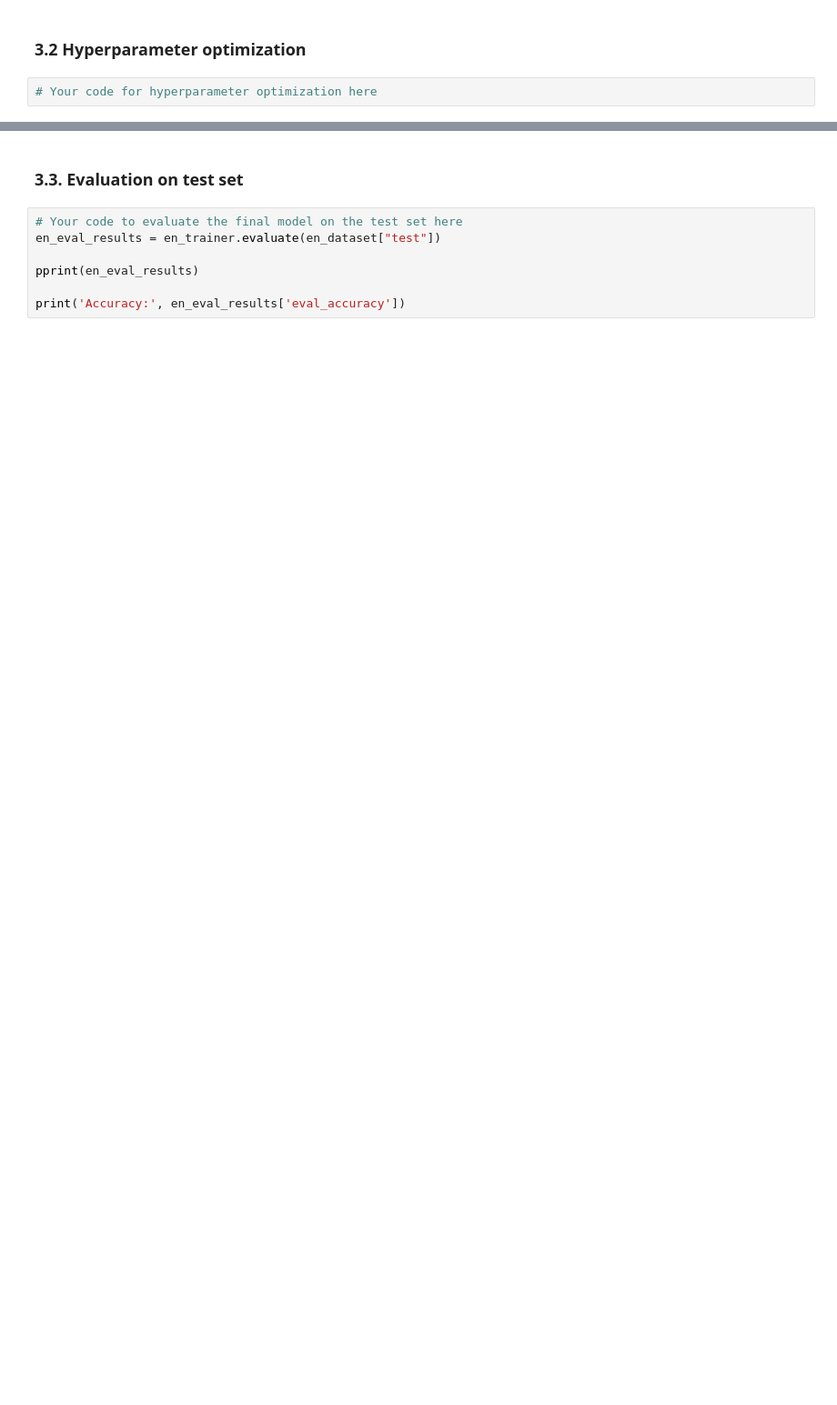
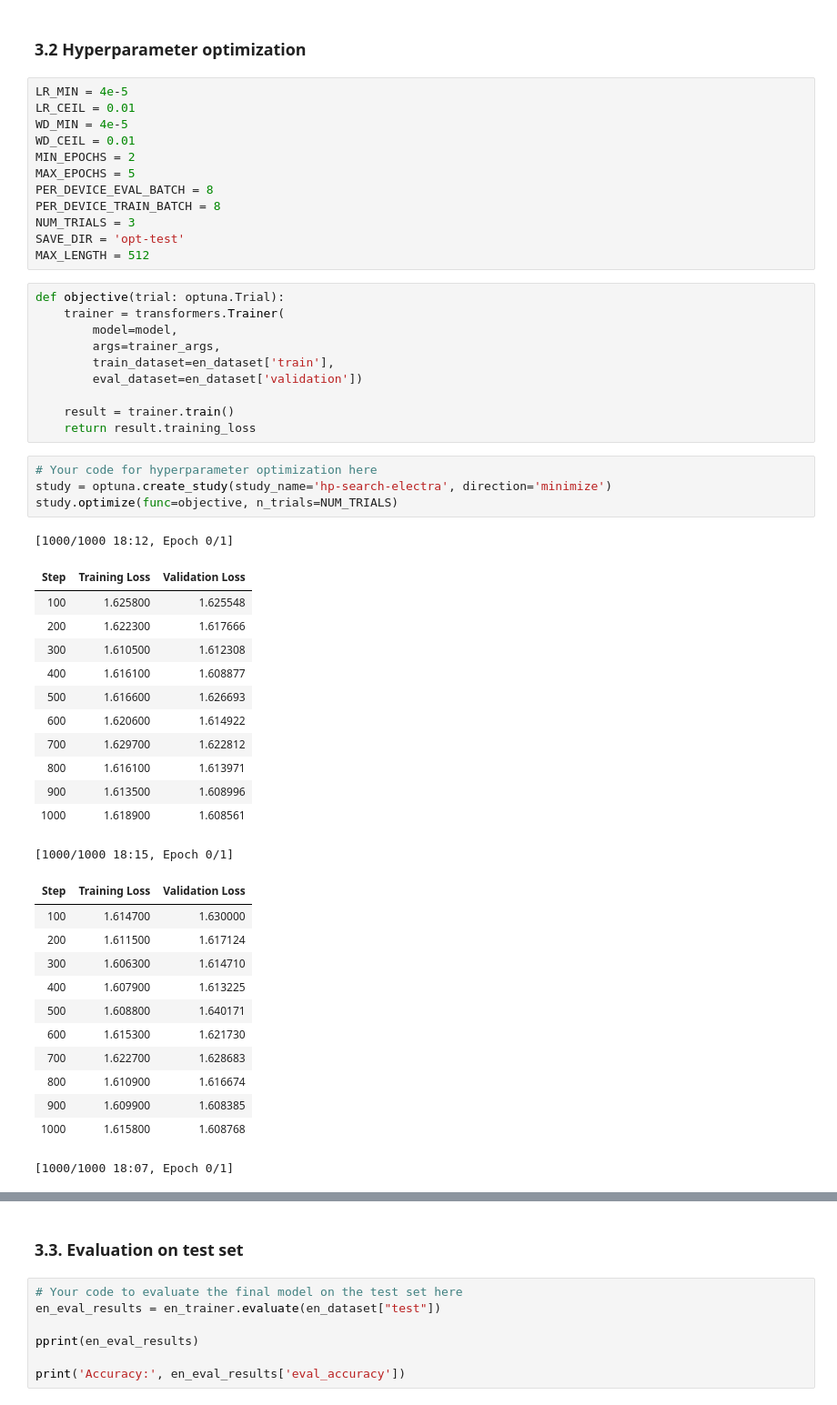
Before and after one commit to maryamteimouri/DL-HTL-course-project, a Jupyter notebook: DL_HTL_course_project.ipynb, the cells around one changed output, grey strips where cells are left out. Shown at 91% size. Cells and saved outputs as stored; diff of their text form; blank space fills up the shorter version.

```diff
--- a/DL_HTL_course_project.ipynb
+++ b/DL_HTL_course_project.ipynb
@@ -235,4 +269,54 @@ TrainOutput(global_step=500, training_loss=1.123799575805664, metrics={'train_ru
 # %% [markdown]
 ### 3.2 Hyperparameter optimization
+# %%
+LR_MIN = 4e-5
+LR_CEIL = 0.01
+WD_MIN = 4e-5
+WD_CEIL = 0.01
+MIN_EPOCHS = 2
+MAX_EPOCHS = 5
+PER_DEVICE_EVAL_BATCH = 8
+PER_DEVICE_TRAIN_BATCH = 8
+NUM_TRIALS = 3
+SAVE_DIR = 'opt-test'
+MAX_LENGTH = 512
+# %%
+def objective(trial: optuna.Trial):
+    trainer = transformers.Trainer(
+        model=model,
+        args=trainer_args,
+        train_dataset=en_dataset['train'],
+        eval_dataset=en_dataset['validation'])
+
+    result = trainer.train()
+    return result.training_loss
 # %%
 # Your code for hyperparameter optimization here
+study = optuna.create_study(study_name='hp-search-electra', direction='minimize')
+study.optimize(func=objective, n_trials=NUM_TRIALS)
+# %% [output]
+[1000/1000 18:12, Epoch 0/1]
+| Step | Training Loss | Validation Loss |
+| 100 | 1.625800 | 1.625548 |
+| 200 | 1.622300 | 1.617666 |
+| 300 | 1.610500 | 1.612308 |
+| 400 | 1.616100 | 1.608877 |
+| 500 | 1.616600 | 1.626693 |
+| 600 | 1.620600 | 1.614922 |
+| 700 | 1.629700 | 1.622812 |
+| 800 | 1.616100 | 1.613971 |
+| 900 | 1.613500 | 1.608996 |
+| 1000 | 1.618900 | 1.608561 |
+[1000/1000 18:15, Epoch 0/1]
+| Step | Training Loss | Validation Loss |
+| 100 | 1.614700 | 1.630000 |
+| 200 | 1.611500 | 1.617124 |
+| 300 | 1.606300 | 1.614710 |
+| 400 | 1.607900 | 1.613225 |
+| 500 | 1.608800 | 1.640171 |
+| 600 | 1.615300 | 1.621730 |
+| 700 | 1.622700 | 1.628683 |
+| 800 | 1.610900 | 1.616674 |
+| 900 | 1.609900 | 1.608385 |
+| 1000 | 1.615800 | 1.608768 |
+[1000/1000 18:07, Epoch 0/1]
```
Also changed, not shown: parts of 15 cells of this notebook.
